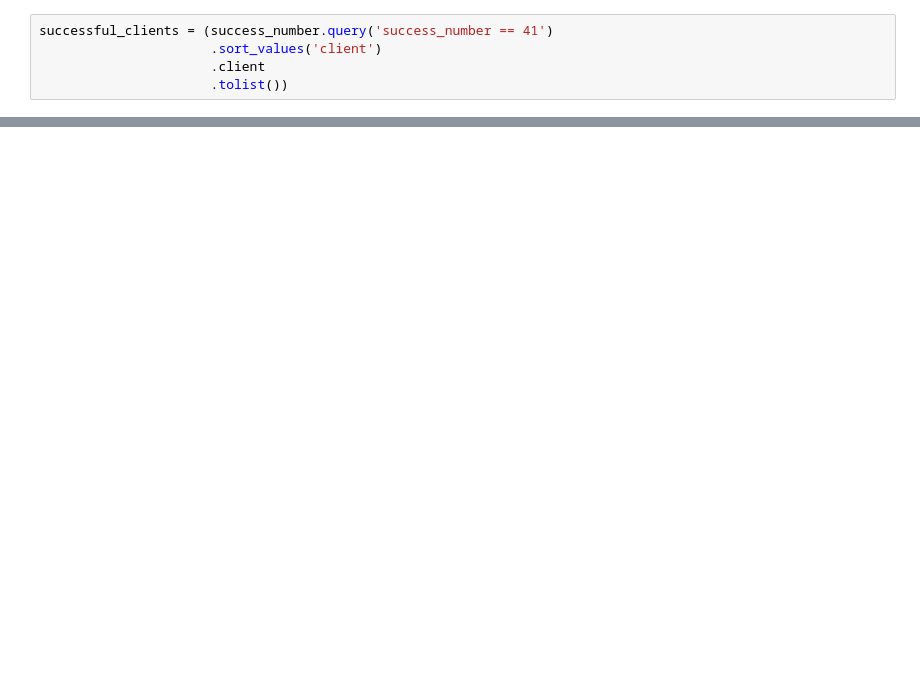
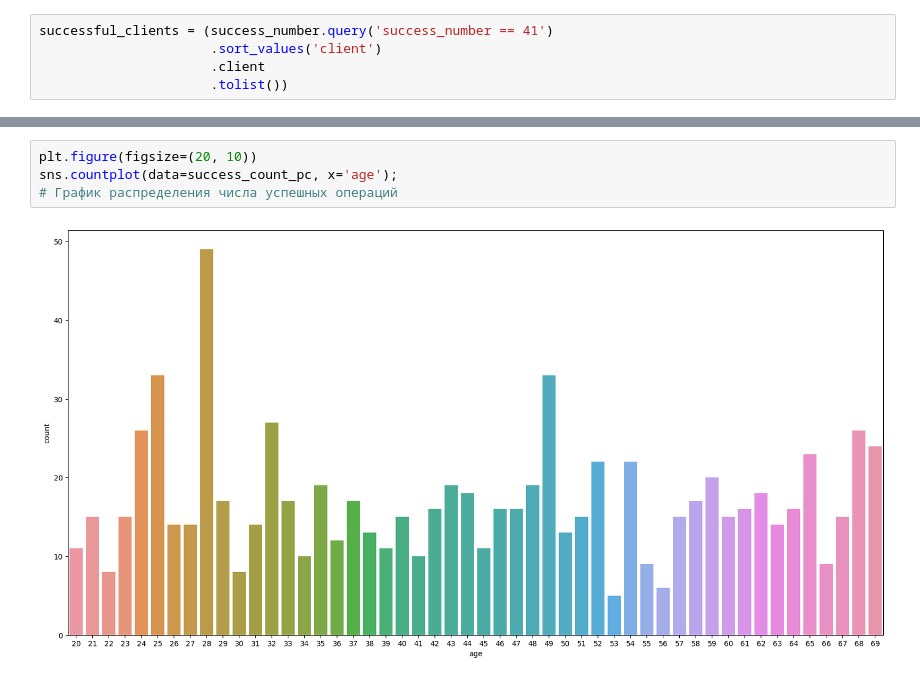
Before and after one commit to Zetis659/NEW_mlcourse.ai, a Jupyter notebook: Demo_Data_Analyst/3.Data_visualization/Second_pet_project.ipynb, the cells around one changed output, grey strips where cells are left out. Drawn from its saved outputs; the diff is of its cells as text; blank space fills up the shorter version.

```diff
--- a/Demo_Data_Analyst/3.Data_visualization/Second_pet_project.ipynb
+++ b/Demo_Data_Analyst/3.Data_visualization/Second_pet_project.ipynb
@@ -111,0 +302,6 @@ successful_clients
+# %%
+plt.figure(figsize=(20, 10))
+sns.countplot(data=success_count_pc, x='age');
+# График распределения числа успешных операций
+# %% [output]
+[figure, added]
```
Also changed, not shown: parts of 35 cells of this notebook.
